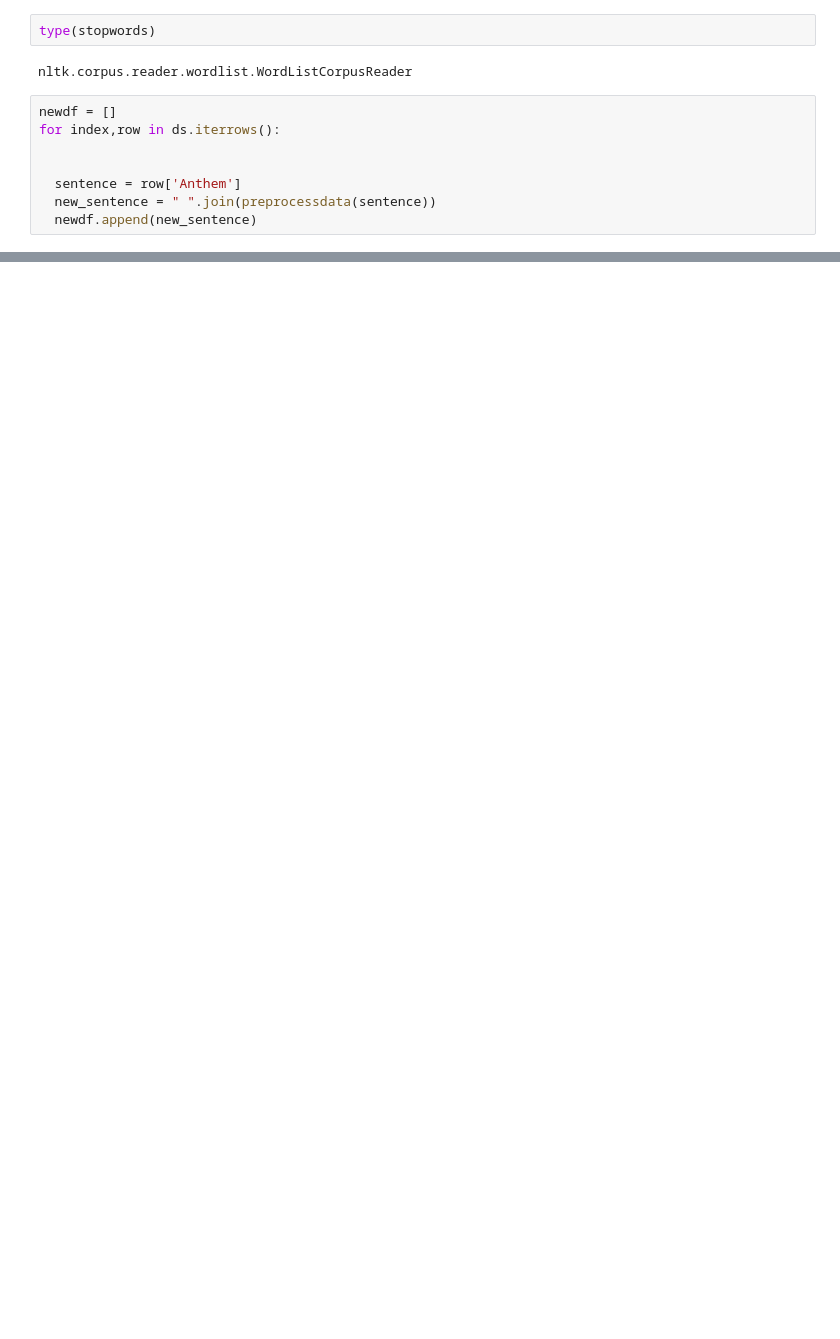
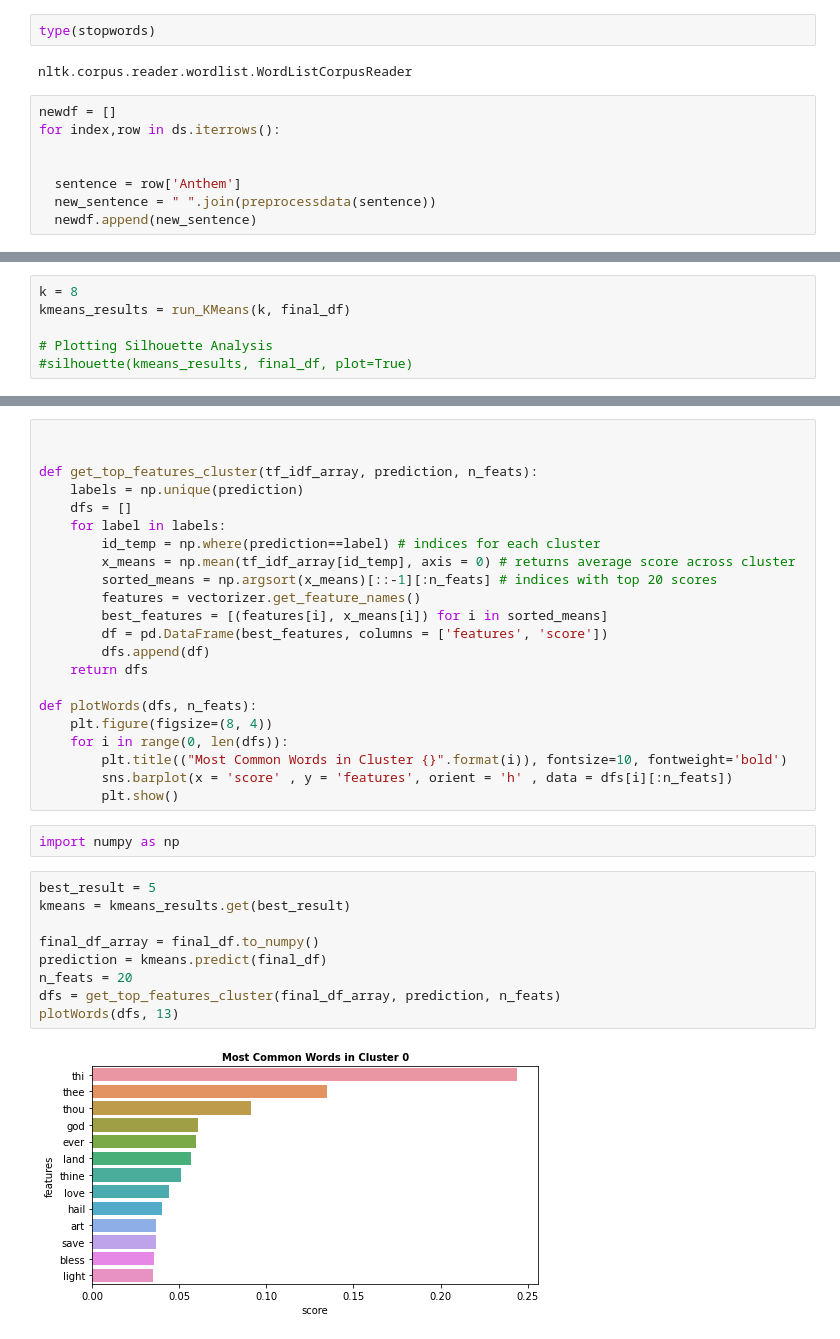
Before and after one commit to modidiviyansh/National-Anthem-Sentiment-Analysis, a Jupyter notebook: NationalAnthemSentimentAnalysis_1.ipynb, the cells around one changed output, grey strips where cells are left out. Drawn from its saved outputs; the diff is of its cells as text; blank space fills up the shorter version.

```diff
--- a/NationalAnthemSentimentAnalysis_1.ipynb
+++ b/NationalAnthemSentimentAnalysis_1.ipynb
@@ -165,0 +219,6 @@ final_df.T.nlargest(5, 0)
+# %%
+k = 8
+kmeans_results = run_KMeans(k, final_df)
+
+# Plotting Silhouette Analysis
+#silhouette(kmeans_results, final_df, plot=True)
@@ -165,0 +236,35 @@ final_df.T.nlargest(5, 0)
+# %%
+
+
+def get_top_features_cluster(tf_idf_array, prediction, n_feats):
+    labels = np.unique(prediction)
+    dfs = []
+    for label in labels:
+        id_temp = np.where(prediction==label) # indices for each cluster
+        x_means = np.mean(tf_idf_array[id_temp], axis = 0) # returns average score across cluster
+        sorted_means = np.argsort(x_means)[::-1][:n_feats] # indices with top 20 scores
+        features = vectorizer.get_feature_names()
+        best_features = [(features[i], x_means[i]) for i in sorted_means]
+        df = pd.DataFrame(best_features, columns = ['features', 'score'])
+        dfs.append(df)
+    return dfs
+
+def plotWords(dfs, n_feats):
+    plt.figure(figsize=(8, 4))
+    for i in range(0, len(dfs)):
+        plt.title(("Most Common Words in Cluster {}".format(i)), fontsize=10, fontweight='bold')
+        sns.barplot(x = 'score' , y = 'features', orient = 'h' , data = dfs[i][:n_feats])
+        plt.show()
+# %%
+import numpy as np
+# %%
+best_result = 5
+kmeans = kmeans_results.get(best_result)
+
+final_df_array = final_df.to_numpy()
+prediction = kmeans.predict(final_df)
+n_feats = 20
+dfs = get_top_features_cluster(final_df_array, prediction, n_feats)
+plotWords(dfs, 13)
+# %% [output]
+[figure, added]
```
Also changed, not shown: parts of 12 cells of this notebook.
